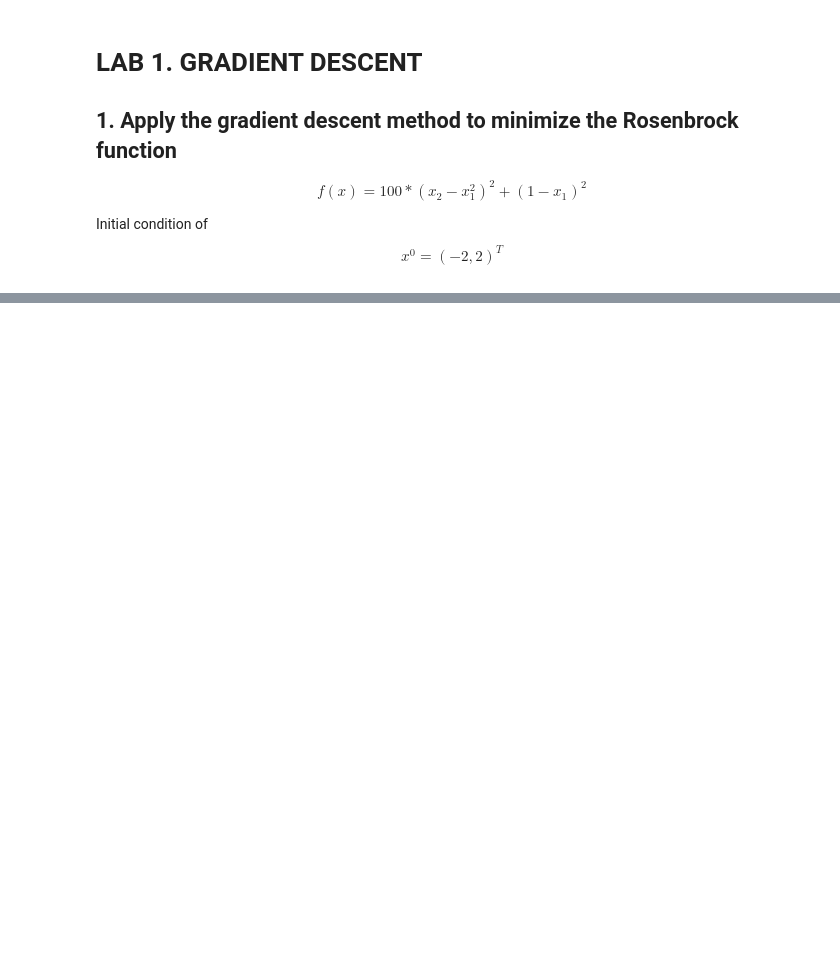
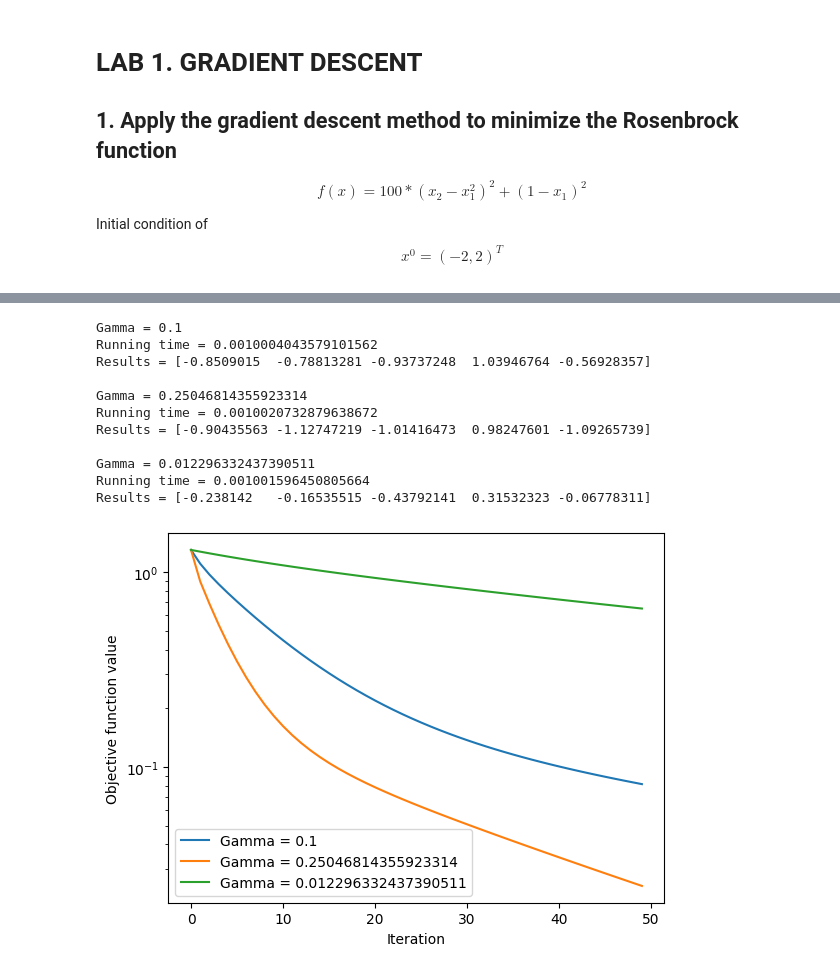
Before and after one commit to vmikhailishyna/Optimization_Lab_1, a Jupyter notebook: sample.ipynb, the cells around one changed output, grey strips where cells are left out. Saved outputs shown, nothing was run; the diff lists cells and outputs as text; code cells hidden in the pictures; blank space fills up the shorter version.

```diff
--- a/sample.ipynb
+++ b/sample.ipynb
@@ -73,0 +81,58 @@ Results = [-0.26172728  0.07378466]
+# %%
+def calculate_objective(x, A, b):
+    m = A.shape[0]
+    return (1 / (2*m)) * np.sum((A@x - b)**2)
+
+def compute_gradient(x, A, b):
+    m = A.shape[0]
+    return (1/m) * A.T@(A@x - b)
+
+def gradient_descent(x_0, A, b, gamma, iterations = 50):
+    x = x_0
+    results = []
+    start_time = time.time()
+    for iteration in range(iterations):
+        f = calculate_objective(x, A, b)
+        results.append(f)
+        x = x-gamma*compute_gradient(x, A, b)
+
+    running_time = time.time() - start_time
+
+    return x, results, running_time
+# %%
+m = 5
+n = 5
+A = np.random.randn(m, n)
+b = np.random.randn(m)
+x_0 = np.zeros(n)
+
+beta = (1/m) * (np.linalg.norm(A, 2)**2)
+L = (1/m) * (np.linalg.norm(A.T@A, 2) * 20 + np.linalg.norm(A.T @ b, 2))
+
+gammas = [0.1, 1/beta, 1/L]
+
+plt.figure()
+
+for i, gamma in enumerate(gammas):
+    x, results, running_time = gradient_descent(x_0, A, b, gamma)
+    print(f"Gamma = {gamma}\nRunning time = {running_time}\nResults = {x}\n")
+    plt.plot(results, label=f"Gamma = {gamma}")
+
+plt.yscale('log')
+plt.xlabel("Iteration")
+plt.ylabel("Objective function value")
+plt.legend()
+plt.show()
+# %% [output]
+Gamma = 0.1
+Running time = 0.0010004043579101562
+Results = [-0.8509015  -0.78813281 -0.93737248  1.03946764 -0.56928357]
+
+Gamma = 0.25046814355923314
+Running time = 0.0010020732879638672
+Results = [-0.90435563 -1.12747219 -1.01416473  0.98247601 -1.09265739]
+
+Gamma = 0.012296332437390511
+Running time = 0.001001596450805664
+Results = [-0.238142   -0.16535515 -0.43792141  0.31532323 -0.06778311]
+[figure, added]
```
Also changed, not shown: parts of 12 cells of this notebook.
